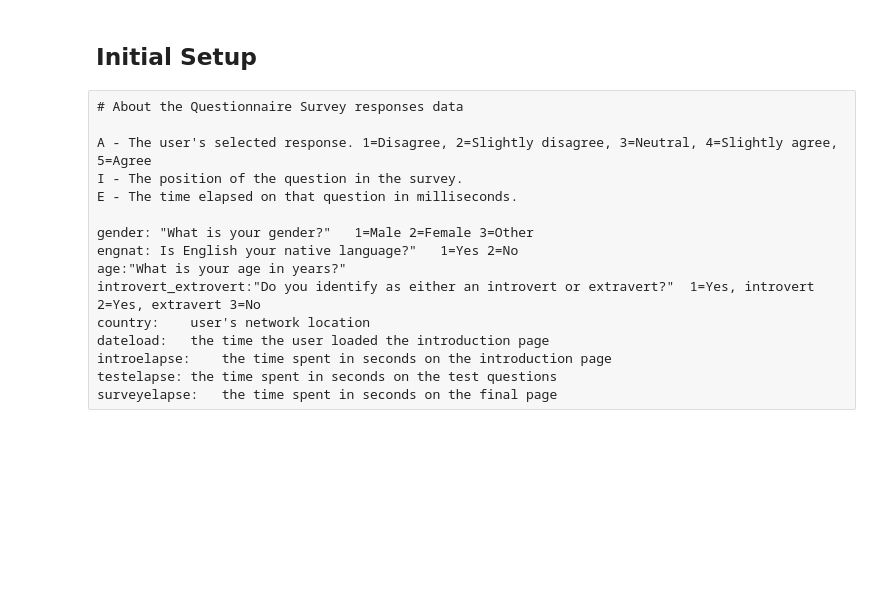
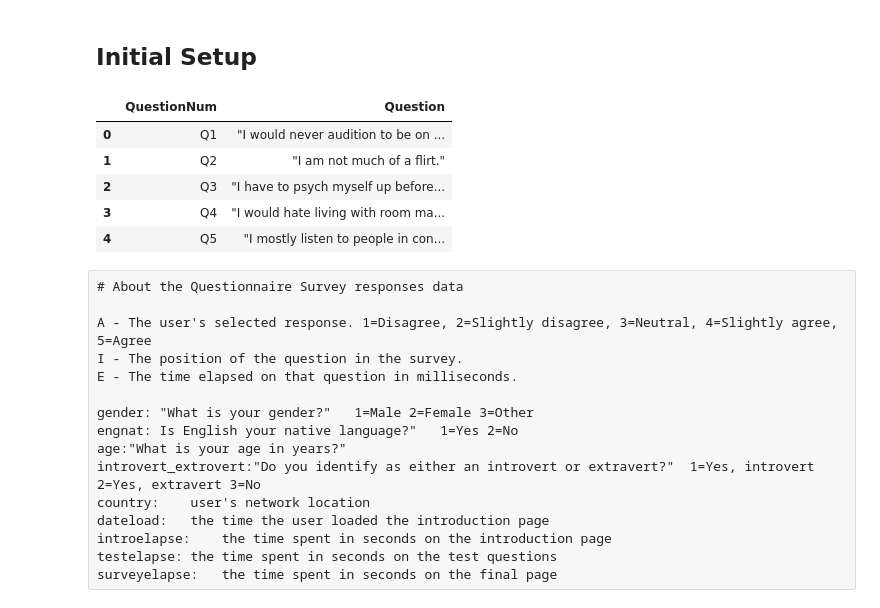
Before and after one commit to skesamsetty/ML_Project, a Jupyter notebook: code/IE_Predictor_Model.ipynb, the cells around one changed output. Saved outputs shown, nothing was run; the diff lists cells and outputs as text; code cells hidden in the pictures; blank space fills up the shorter version.

```diff
--- a/code/IE_Predictor_Model.ipynb
+++ b/code/IE_Predictor_Model.ipynb
@@ -34,8 +36,17 @@ connection_string = f"{driver}://{username}:{password}@{host}:{port}/{database}"
 engine = create_engine(connection_string)
 connection = engine.connect()
 # %%
-# QuestionsListDF = pd.read_sql_table('questionslist', connection)
-# QuestionsListDF.head()
+# Read Questions list from AWS RDS
+
+QuestionsListDF = pd.read_sql_table('questionslist', connection)
+QuestionsListDF.head()
+# %% [output]
+|  | QuestionNum | Question |
+| 0 | Q1 | "I would never audition to be on ... |
+| 1 | Q2 | "I am not much of a flirt." |
+| 2 | Q3 | "I have to psych myself up before... |
+| 3 | Q4 | "I would hate living with room ma... |
+| 4 | Q5 | "I mostly listen to people in con... |
 # %%
 # pd.options.display.max_columns = 300
 # pd.options.display.max_columns = 100
```
Also changed, not shown: parts of 8 cells of this notebook, 1 other file.
